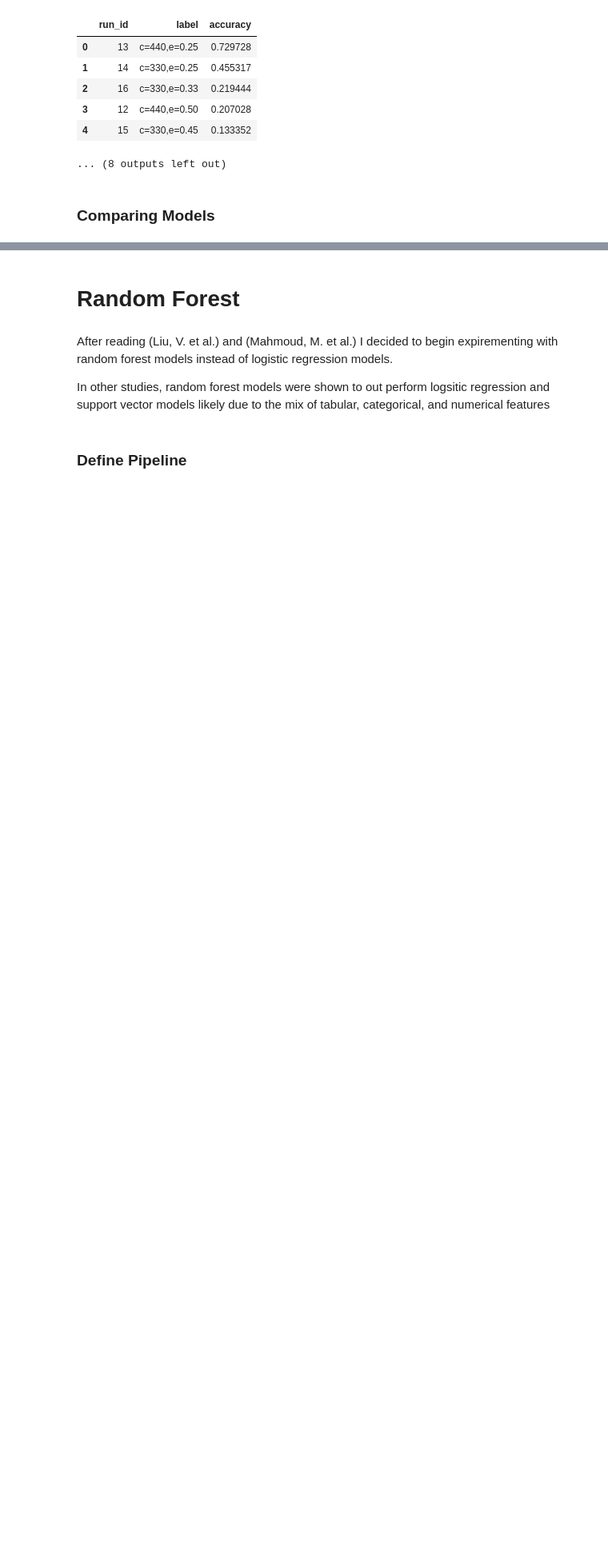
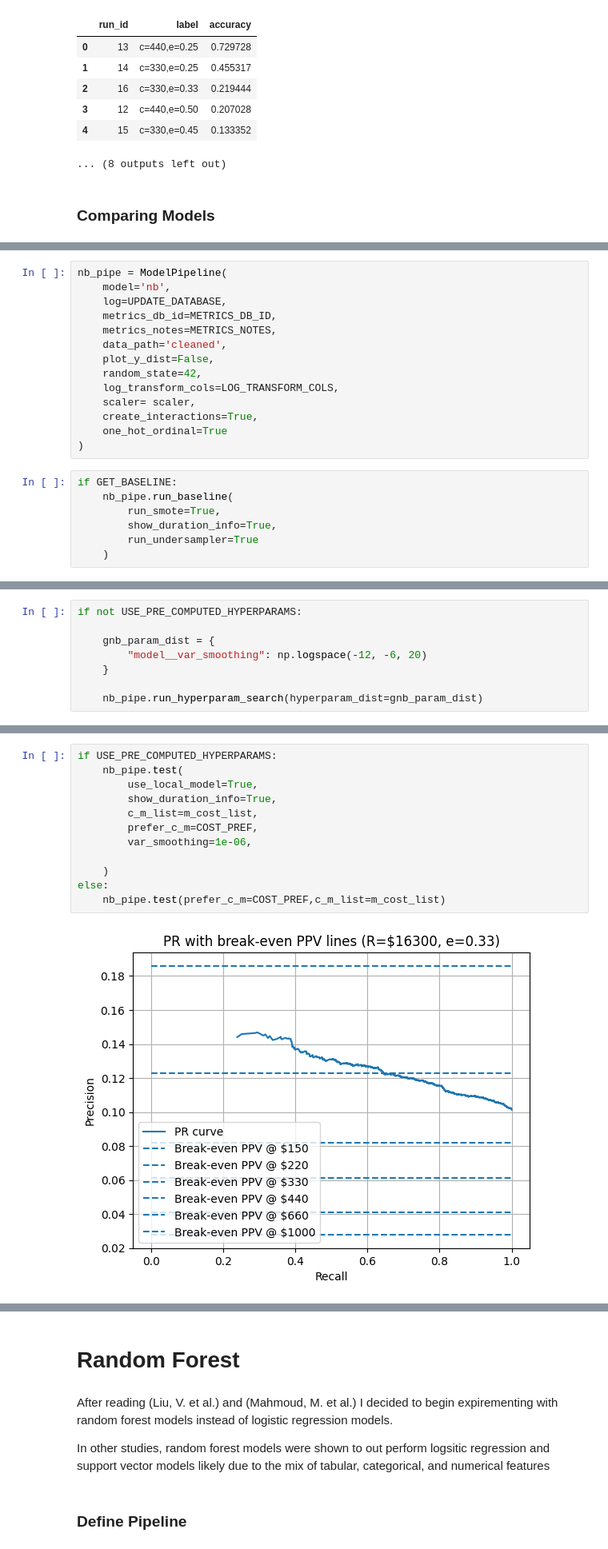
Before and after one commit to meaton96/Eaton_633_Project, a Jupyter notebook: notebooks/000_Main.ipynb, the cells around one changed output, grey strips where cells are left out. Shown at 80% size. Drawn from its saved outputs; the diff is of its cells as text; blank space fills up the shorter version.

```diff
--- a/notebooks/000_Main.ipynb
+++ b/notebooks/000_Main.ipynb
@@ -284,0 +338,21 @@ Model: svc
+# %%
+nb_pipe = ModelPipeline(
+    model='nb',
+    log=UPDATE_DATABASE,
+    metrics_db_id=METRICS_DB_ID,
+    metrics_notes=METRICS_NOTES,
+    data_path='cleaned',
+    plot_y_dist=False,
+    random_state=42,
+    log_transform_cols=LOG_TRANSFORM_COLS,
+    scaler= scaler,
+    create_interactions=True,
+    one_hot_ordinal=True
+)
+# %%
+if GET_BASELINE:
+    nb_pipe.run_baseline(
+        run_smote=True,
+        show_duration_info=True,
+        run_undersampler=True
+    )
@@ -284,0 +370,8 @@ Model: svc
+# %%
+if not USE_PRE_COMPUTED_HYPERPARAMS:
+
+    gnb_param_dist = {
+        "model__var_smoothing": np.logspace(-12, -6, 20)
+    }
+
+    nb_pipe.run_hyperparam_search(hyperparam_dist=gnb_param_dist)
@@ -284,0 +414,14 @@ Model: svc
+# %%
+if USE_PRE_COMPUTED_HYPERPARAMS:
+    nb_pipe.test(
+        use_local_model=True,
+        show_duration_info=True,
+        c_m_list=m_cost_list,
+        prefer_c_m=COST_PREF,
+        var_smoothing=1e-06,
+
+    )
+else:
+    nb_pipe.test(prefer_c_m=COST_PREF,c_m_list=m_cost_list)
+# %% [output]
+[figure, added]
```
Also changed, not shown: parts of 31 cells of this notebook, 2 other files.
